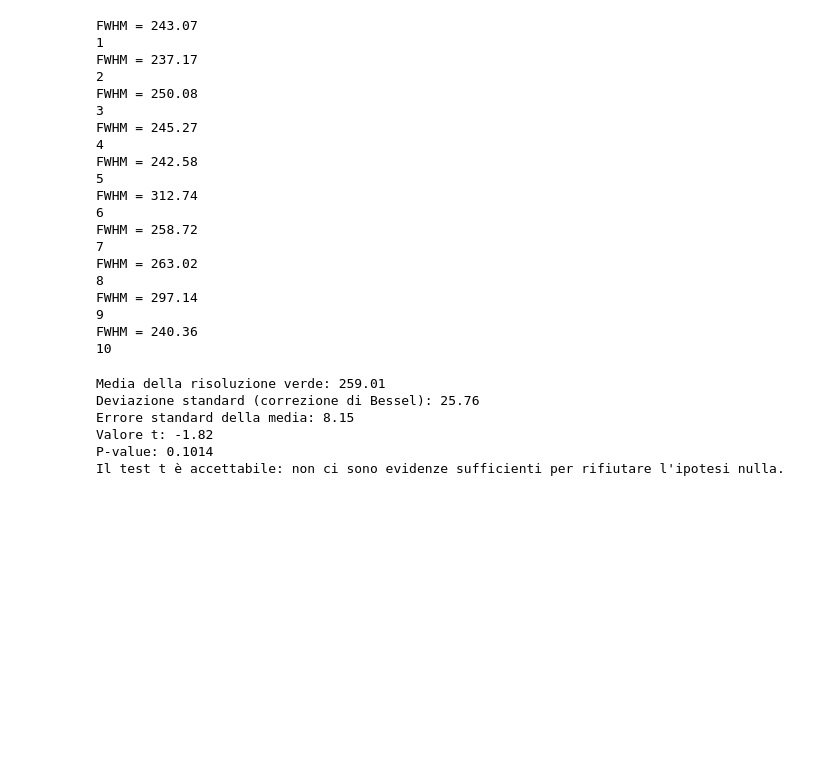
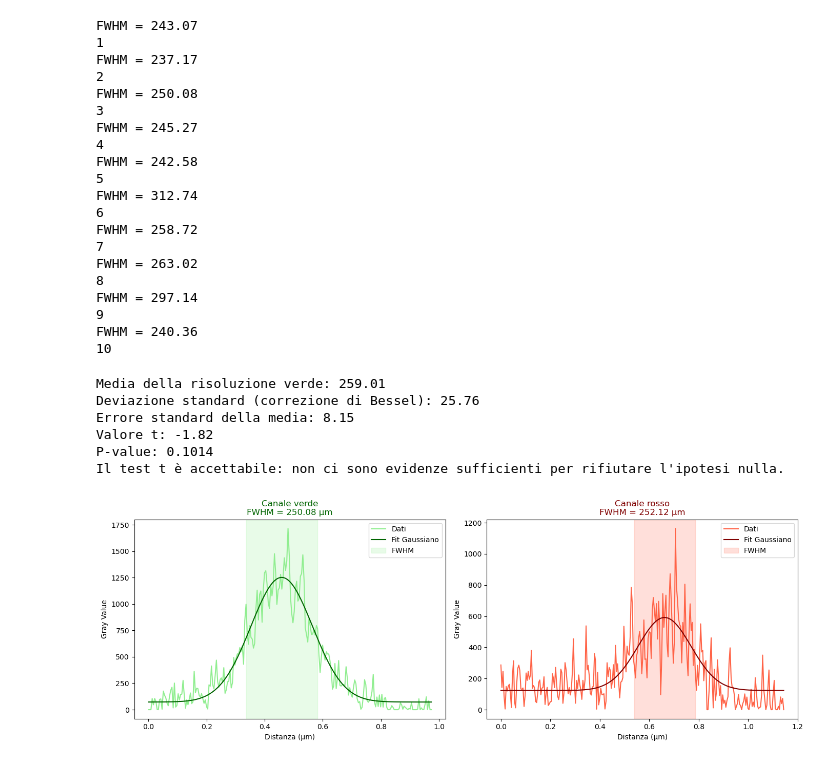
Before and after one commit to CarminatiGiovanni/LaboratorioBiofisica, a Jupyter notebook: MICROSCOPIA/AAA_risoluzione.ipynb, the cells around one changed output. Cells and saved outputs as stored; diff of their text form; code cells hidden in the pictures; blank space fills up the shorter version.

```diff
--- a/MICROSCOPIA/AAA_risoluzione.ipynb
+++ b/MICROSCOPIA/AAA_risoluzione.ipynb
@@ -107,6 +107,7 @@ risoluzione attesa = 273.88
 skiprows = [0, 0, 0, 0, 0, 0, 0, 0, 0, 0]
 maxrows = [1000, 1000, 1000, 1000, 1000, 1000, 1000, 1000, 1000, 1000]
 risol_rosso, risol_verde = [], []
+data_rosso, data_verde = [], []
 # %%
 def plot_and_resolution(i):
     data = np.array(read(f'data_vera/r{i}.csv', s = skiprows[i - 1], m = maxrows[i - 1]))
@@ -248,3 +251,49 @@ Errore standard della media: 8.15
 Valore t: -1.82
 P-value: 0.1014
 Il test t è accettabile: non ci sono evidenze sufficienti per rifiutare l'ipotesi nulla.
+# %%
+from scipy.optimize import curve_fit
+
+def gaussian(x, amp, mu, sigma, fondo):
+    return amp * norm.pdf(x, loc=mu, scale=sigma) + fondo
+
+def get_fwhm_lines(X, Y):
+    # Fit the gaussian
+    p0 = [np.max(Y), X[np.argmax(Y)], np.std(X), np.min(Y)]
+    popt, _ = curve_fit(gaussian, X, Y, p0=p0)
+    # Calculate FWHM
+    amp, mu, sigma, fondo = popt
+    fwhm = 2 * np.sqrt(2 * np.log(2)) * sigma
+    half_max = fondo + amp * norm.pdf(mu, loc=mu, scale=sigma) / 2
+    # Find x1, x2 where gaussian crosses half max
+    y_fit = gaussian(X, *popt)
+    indices = np.where(y_fit >= half_max)[0]
+    x1 = X[indices[0]]
+    x2 = X[indices[-1]]
+    return popt, x1, x2, fwhm
+
+def plot_fwhm(ax, X, Y, color, fit_color, label):
+    popt, x1, x2, fwhm = get_fwhm_lines(X, Y)
+    ax.plot(X, Y, color=color, label='Dati')
+    ax.plot(X, gaussian(X, *popt), color=fit_color, linestyle='-', label='Fit Gaussiano')
+    ax.axvspan(x1, x2, color=color, alpha=0.2, label='FWHM')
+    ax.set_title(f'{label}\nFWHM = {fwhm*1000:.2f} μm', color=fit_color)
+    ax.set_xlabel('Distanza (μm)')
+    ax.set_ylabel('Gray Value')
+    ax.legend()
+    return fwhm
+
+fig, axs = plt.subplots(1, 2, figsize=(14, 5))
+
+# Filino verde 3
+Xv, Yv = data_verde[2][0], data_verde[2][1]
+fwhmv = plot_fwhm(axs[0], Xv, Yv, color='lightgreen', fit_color='darkgreen', label='Canale verde')
+
+# Filino rosso 2
+Xr, Yr = data_rosso[1][0], data_rosso[1][1]
+fwhmr = plot_fwhm(axs[1], Xr, Yr, color='tomato', fit_color='maroon', label='Canale rosso')
+
+plt.tight_layout()
+plt.show()
+# %% [output]
+[figure, added]
```
Also changed, not shown: parts of 2 cells of this notebook, 2 other files.
